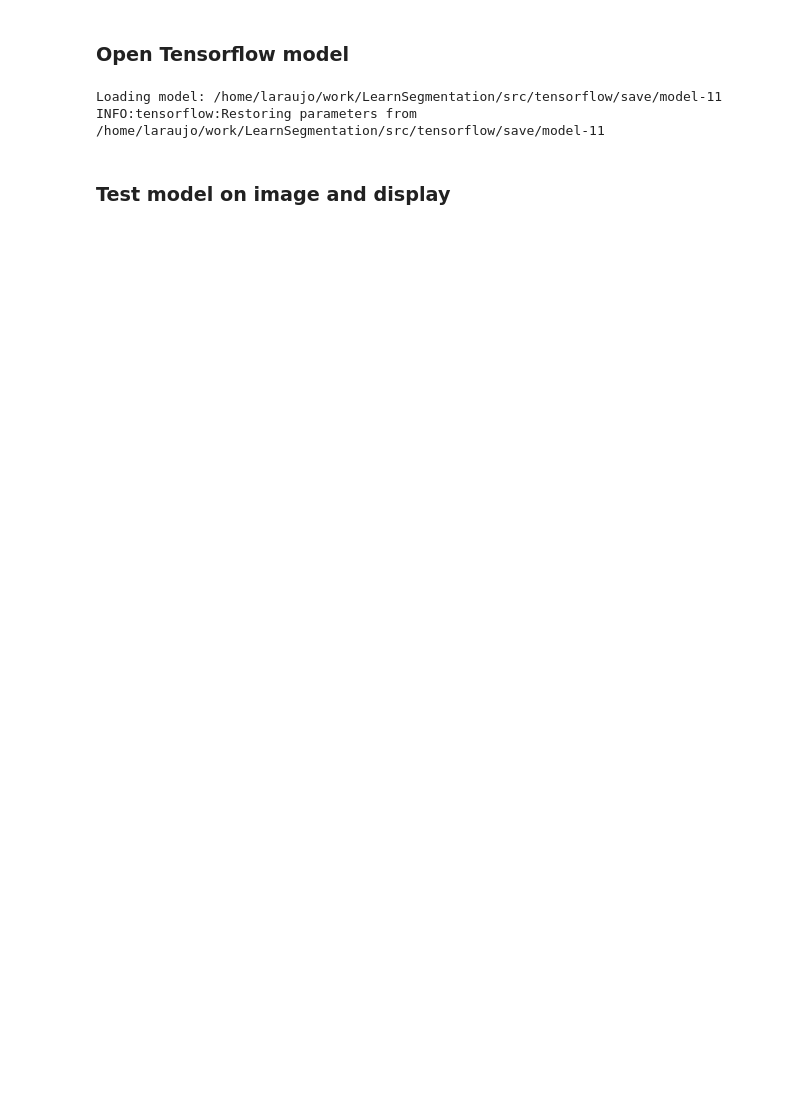
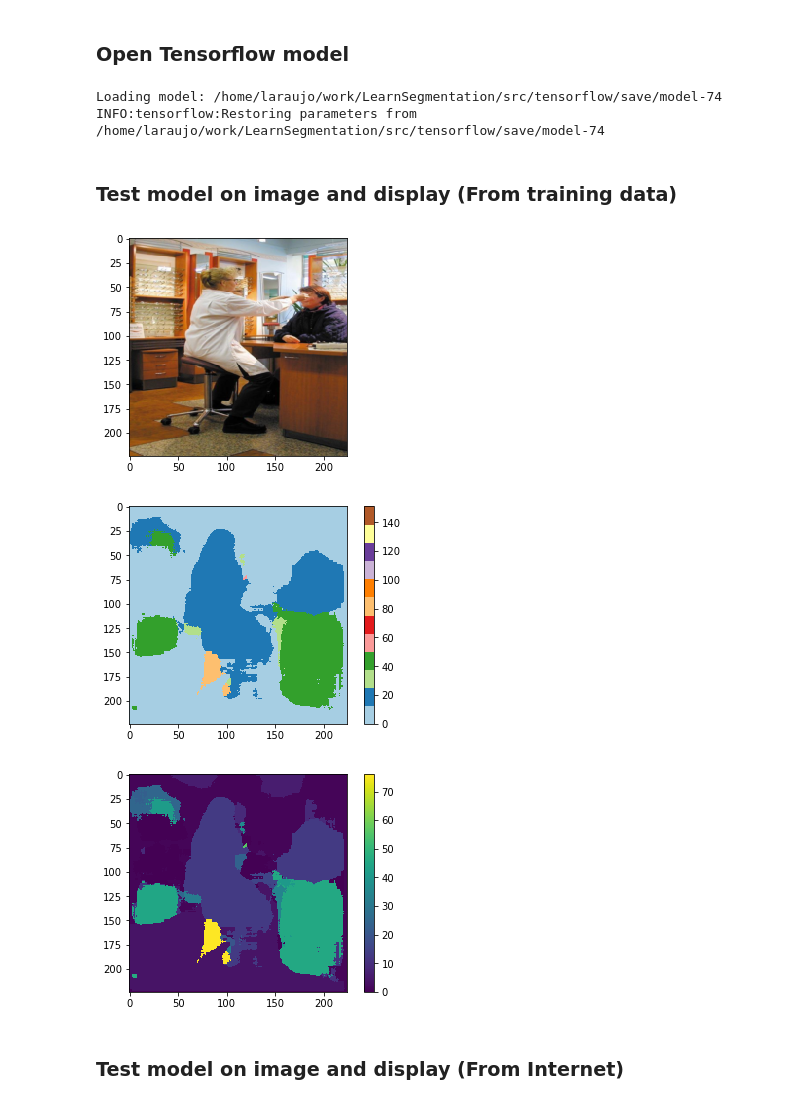
Before and after one commit to leonardoaraujosantos/LearnSegmentation, a Jupyter notebook: src/notebooks/Tensorflow_Segmentation.ipynb, the cells around one changed output. Drawn from its saved outputs; the diff is of its cells as text; code cells hidden in the pictures; blank space fills up the shorter version.

```diff
--- a/src/notebooks/Tensorflow_Segmentation.ipynb
+++ b/src/notebooks/Tensorflow_Segmentation.ipynb
@@ -45,13 +48,13 @@ else:
 
 # Build model
 if segmentation_type == 'fcn':
-    segmentation_model = models.FullyConvolutionalNetworks()
+    segmentation_model = models.FullyConvolutionalNetworks(training_mode = False)
 elif mode.lower() == 'deconvnet':
-    segmentation_model = models.FullyConvolutionalNetworks()
+    segmentation_model = models.FullyConvolutionalNetworks(training_mode = False)
 elif mode.lower() == 'segnet':
-    segmentation_model = models.FullyConvolutionalNetworks()
+    segmentation_model = models.FullyConvolutionalNetworks(training_mode = False)
 else:
-    segmentation_model = models.FullyConvolutionalNetworks()
+    segmentation_model = models.FullyConvolutionalNetworks(training_mode = False)
 
 # Get Placeholders
 model_in = segmentation_model.input
@@ -64,9 +67,33 @@ sess = tf.InteractiveSession()
 saver = tf.train.Saver()
 saver.restore(sess, MODEL_FOLDER)
 # %% [output]
-Loading model: /home/laraujo/work/LearnSegmentation/src/tensorflow/save/model-11
-INFO:tensorflow:Restoring parameters from /home/laraujo/work/LearnSegmentation/src/tensorflow/save/model-11
+Loading model: /home/laraujo/work/LearnSegmentation/src/tensorflow/save/model-74
+INFO:tensorflow:Restoring parameters from /home/laraujo/work/LearnSegmentation/src/tensorflow/save/model-74
+# %% [markdown]
+### Test model on image and display (From training data)
+# %%
+# Resize image to the format expected by the model
+img_input = misc.imread(IMAGE_TEST)
+img_input = misc.imresize(img_input, [224, 224]) / 255.0
+plt.imshow(img_input)
+plt.show()
+
+# Run Model with given image
+pred = anotation_prediction.eval(feed_dict={model_in: [img_input]})[0]
+
+# Display Results
+plt.imshow(pred, cmap=cm.Paired ,vmin=0, vmax=151)
+plt.colorbar()
+plt.show()
+plt.imshow(pred)
+#plt.imshow(pred, cmap='gray')
+plt.colorbar()
+plt.show()
+# %% [output]
+[figure, added]
+[figure, added]
+[figure, added]
 # %% [markdown]
-### Test model on image and display
+### Test model on image and display (From Internet)
 # %%
 # Resize image to the format expected by the model
```
Also changed, not shown: parts of 3 cells of this notebook, 8 other files.
